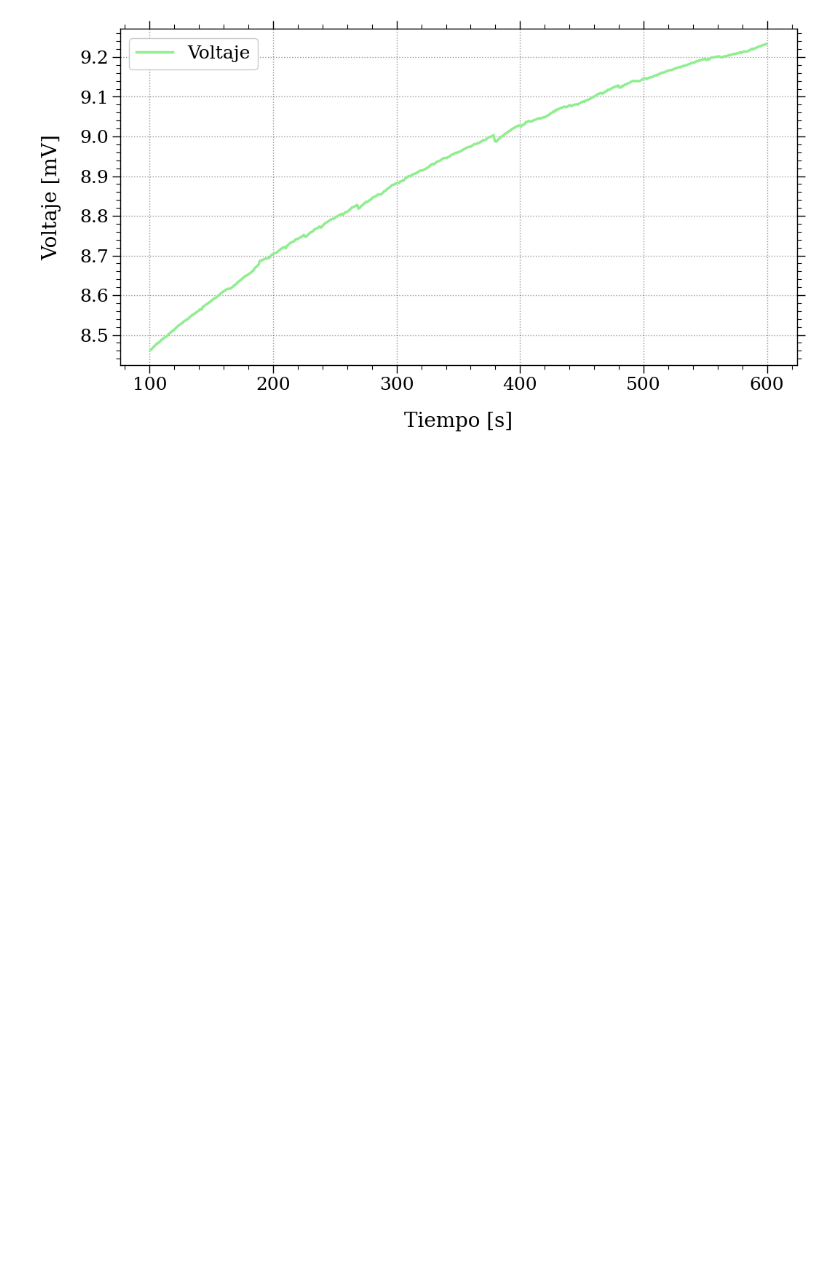
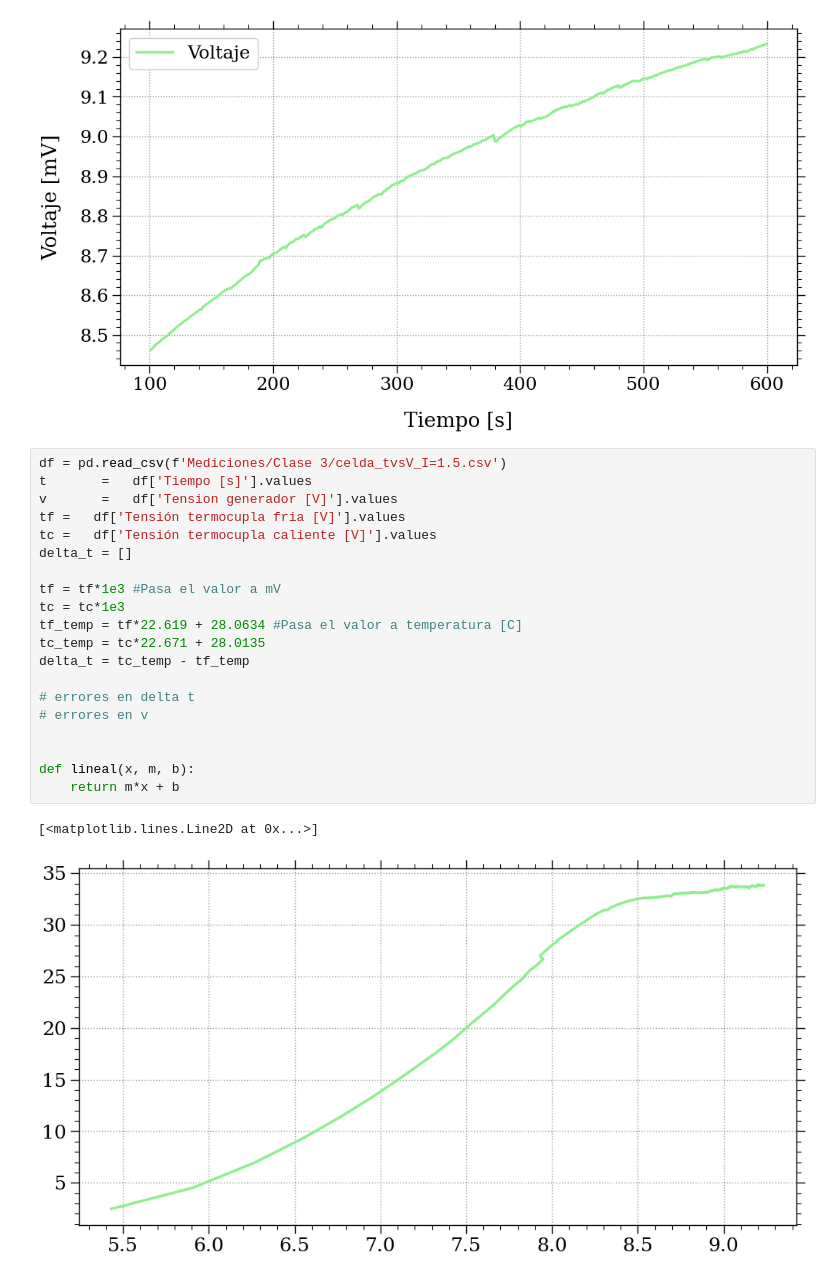
Before and after one commit to mpalomeque01/Peltier, a Jupyter notebook: Corriente I = 1.5A, 10'.ipynb, the cells around one changed output. Cells and saved outputs as stored; diff of their text form; blank space fills up the shorter version.

```diff
--- a/Corriente I = 1.5A, 10'.ipynb
+++ b/Corriente I = 1.5A, 10'.ipynb
@@ -48,3 +48,26 @@ ax.set_ylabel('Voltaje [mV]')
 # %% [output]
 Text(0, 0.5, 'Voltaje [mV]')
 [figure]
+# %%
+df = pd.read_csv(f'Mediciones/Clase 3/celda_tvsV_I=1.5.csv')
+t       =   df['Tiempo [s]'].values
+v       =   df['Tension generador [V]'].values
+tf =   df['Tensión termocupla fria [V]'].values
+tc =   df['Tensión termocupla caliente [V]'].values
+delta_t = []
+
+tf = tf*1e3 #Pasa el valor a mV
+tc = tc*1e3
+tf_temp = tf*22.619 + 28.0634 #Pasa el valor a temperatura [C]
+tc_temp = tc*22.671 + 28.0135
+delta_t = tc_temp - tf_temp
+
+# errores en delta t
+# errores en v
+
+
+def lineal(x, m, b):
+    return m*x + b
+# %% [output]
+[<matplotlib.lines.Line2D at 0x...>]
+[figure, added]
```
